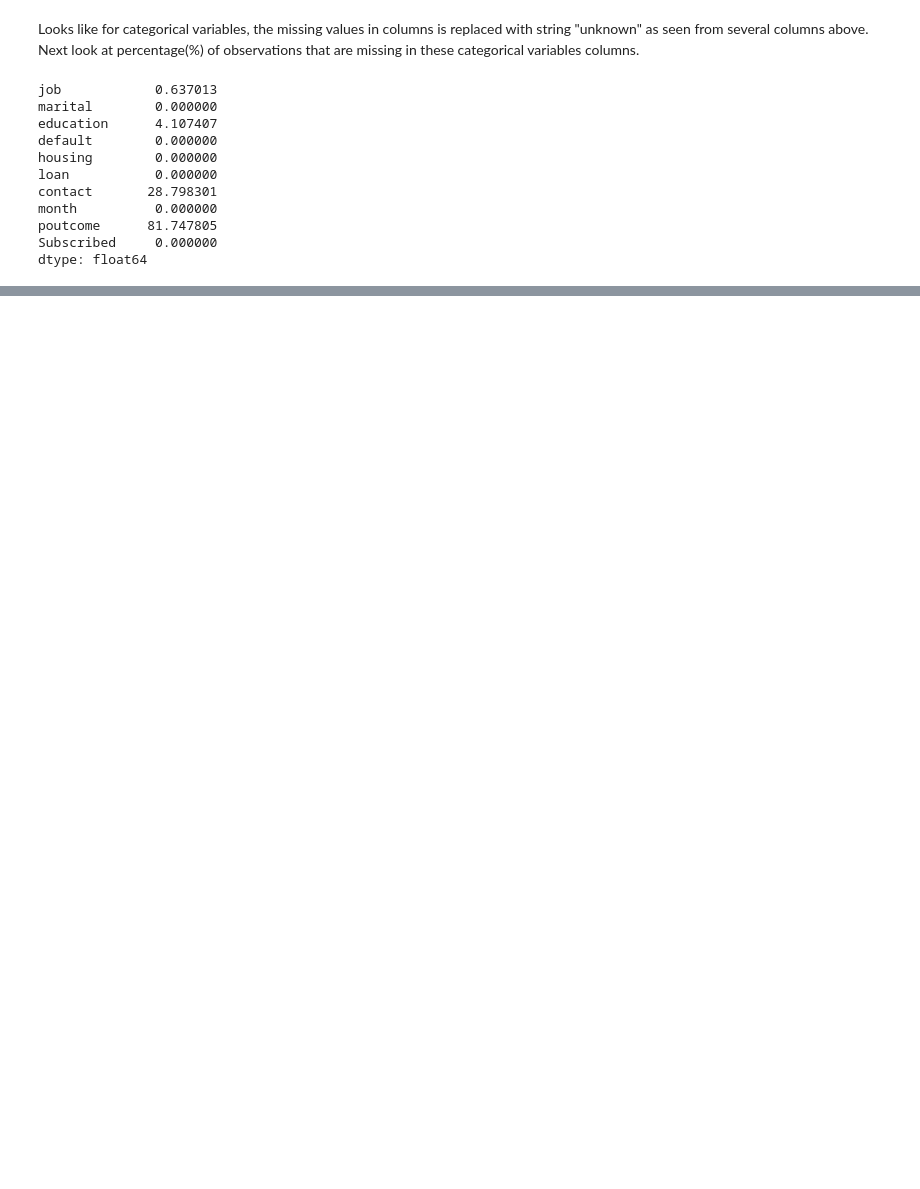
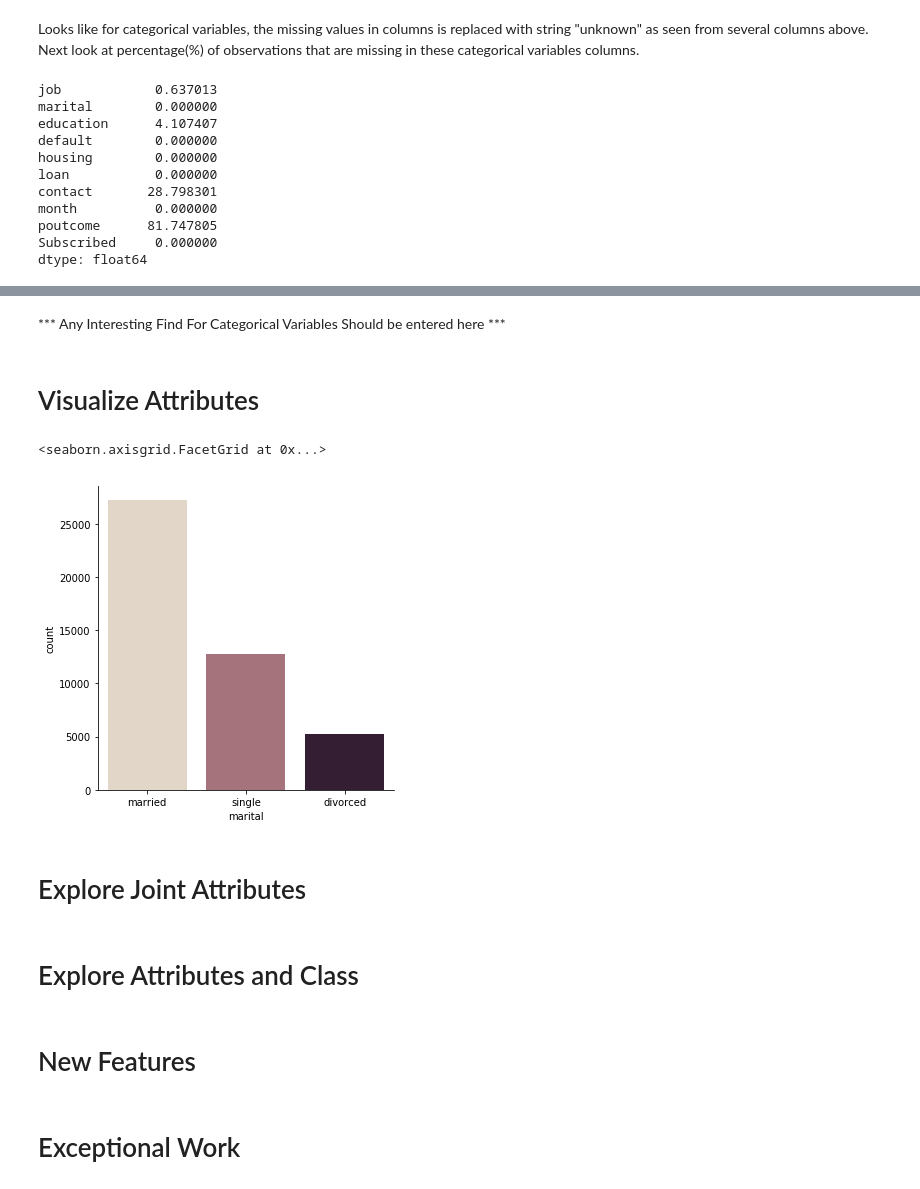
Before and after one commit to nhendersonkuns/awesomedataminers, a Jupyter notebook: BankPromotionDataAnalysis.ipynb, the cells around one changed output, grey strips where cells are left out. Saved outputs shown, nothing was run; the diff lists cells and outputs as text; code cells hidden in the pictures; blank space fills up the shorter version.

```diff
--- a/BankPromotionDataAnalysis.ipynb
+++ b/BankPromotionDataAnalysis.ipynb
@@ -168,0 +242,17 @@ dtype: float64
+# %% [markdown]
+*** Any Interesting Find For Categorical Variables Should be entered here ***
+# %% [markdown]
+# Visualize Attributes
+# %%
+sns.catplot(x="marital", kind="count", palette="ch:.25", data=bankPromo_df)
+# %% [output]
+<seaborn.axisgrid.FacetGrid at 0x...>
+[figure, added]
+# %% [markdown]
+# Explore Joint Attributes
+# %% [markdown]
+# Explore Attributes and Class
+# %% [markdown]
+# New Features
+# %% [markdown]
+# Exceptional Work
```
Also changed, not shown: parts of 11 cells of this notebook.
